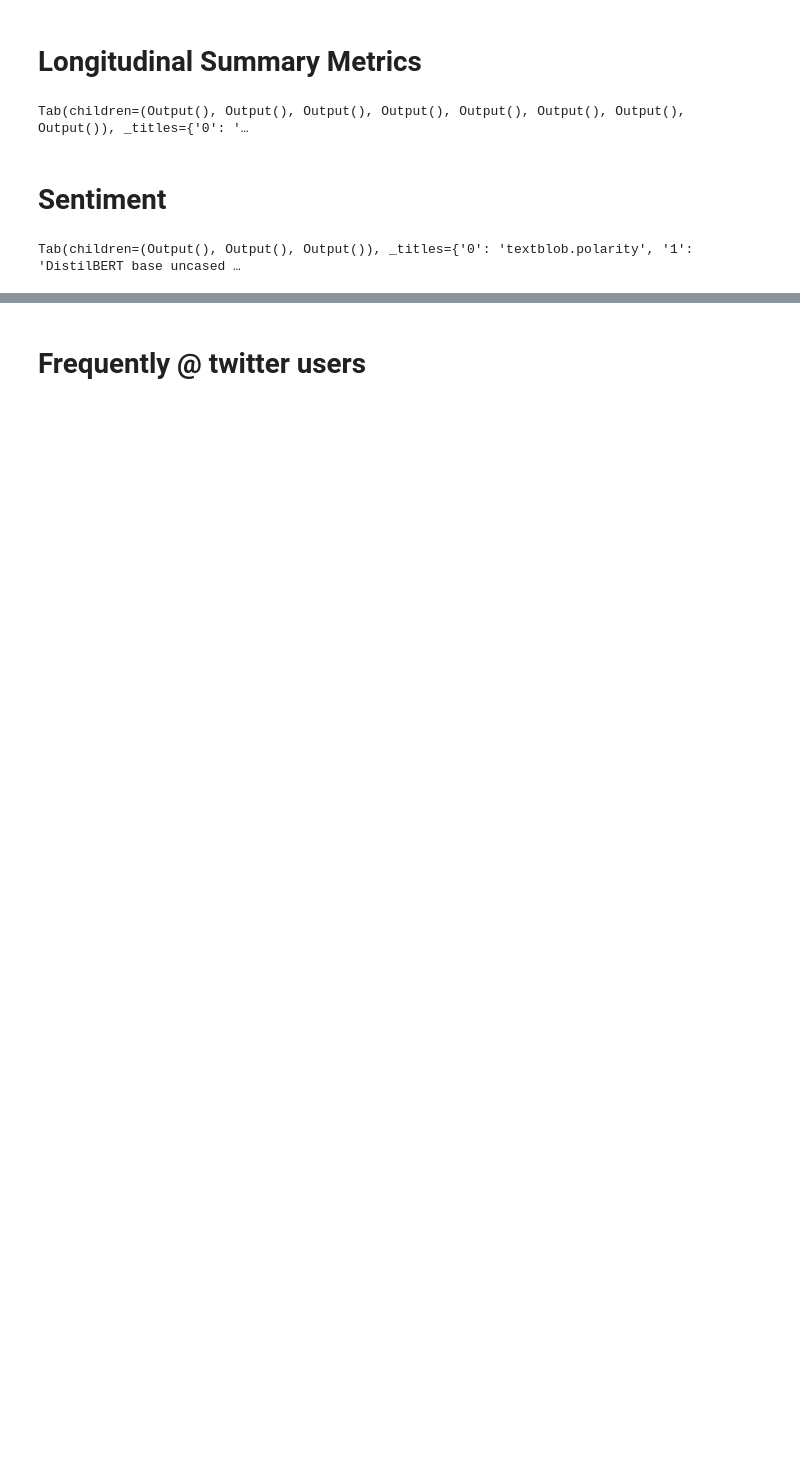
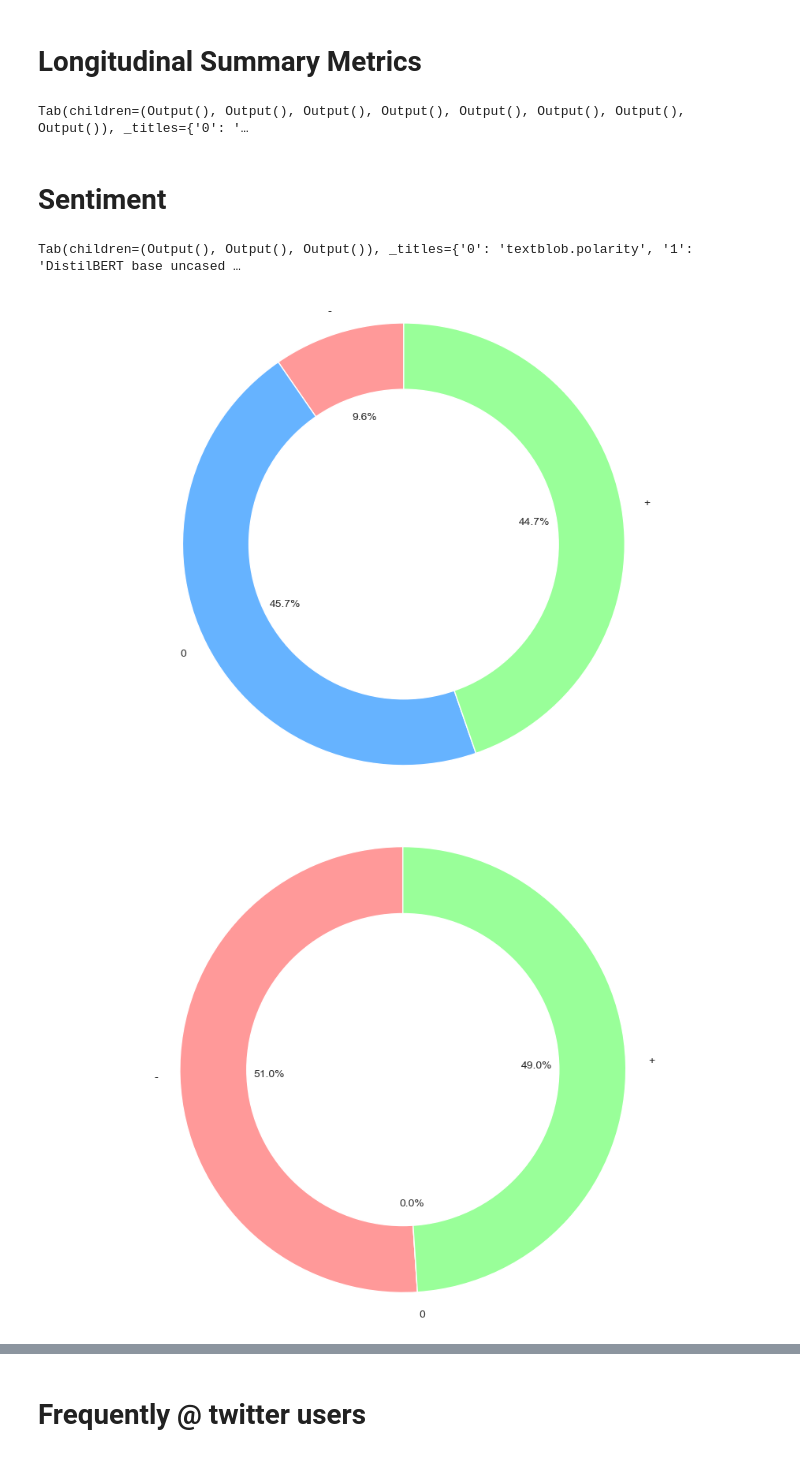
Before and after one commit to astronautjimbo/PublicAnalytics, a Jupyter notebook: _sources/about/sportsbetting.ipynb, the cells around one changed output, grey strips where cells are left out. Saved outputs shown, nothing was run; the diff lists cells and outputs as text; code cells hidden in the pictures; blank space fills up the shorter version.

```diff
--- a/_sources/about/sportsbetting.ipynb
+++ b/_sources/about/sportsbetting.ipynb
@@ -313,8 +313,8 @@ sns.set({"figure.dpi":100
 sns.set_style("white")
 colors_fore_blue ='#02e5e9'
 
-temp_sub_tab = [widgets.Output() for i in range(len(compare_mets))]
-line_tab = widgets.Tab(temp_sub_tab)
+temp_sub_tab = [Output() for i in range(len(compare_mets))]
+line_tab = Tab(temp_sub_tab)
 for i, met in enumerate(compare_mets):
     line_tab.set_title(i,f"{met}")
 
@@ -364,29 +353,34 @@ tweets_with_sent['clean_text'] = tweets_with_sent['text']\
 # %%
 try:
     sent_metrics = ['textblob.polarity'
                     ,'DistilBERT base uncased finetuned SST-2.sentiment'
                       , 'vader.compound']
-    temp_sub_tab = [widgets.Output() for i in range(3)]
-    line_tab = widgets.Tab(temp_sub_tab)
+    temp_sub_tab = [Output() for i in range(3)]
+    line_tab = Tab(temp_sub_tab)
     for i, met in enumerate(sent_metrics):
         line_tab.set_title(i,f"{met}")
 
 
         with temp_sub_tab[i]:
           SentimentPieChart(met)
-          if met ==  'vader.compound':
-            sns.displot(x = 'value'
-                        , data = tweets_with_sent[[c for c in tweets_with_sent.columns if 'vader' in c]].melt()
-                        , kind = 'kde'
-                        , hue = 'variable'
-                        )
-          else:
-              sns.displot(tweets_with_sent[met]
-                , kind = 'kde')
-          plt.title(met)
-          plt.show()
+
     display(line_tab)
 except KeyError:
     pass
+
+# remove histogram
+#           if met ==  'vader.compound':
+#             sns.displot(x = 'value'
+#                         , data = tweets_with_sent[[c for c in tweets_with_sent.columns if 'vader' in c]].melt()
+#                         , kind = 'kde'
+#                         , hue = 'variable'
+#                         )
+#           else:
+#               sns.displot(tweets_with_sent[met]
+#                 , kind = 'kde')
+#           plt.title(met)
+#           plt.show()
 # %% [output]
 Tab(children=(Output(), Output(), Output()), _titles={'0': 'textblob.polarity', '1': 'DistilBERT base uncased …
+[figure, added]
+[figure, added]
```
Also changed, not shown: parts of 11 cells of this notebook, 58 other files.
